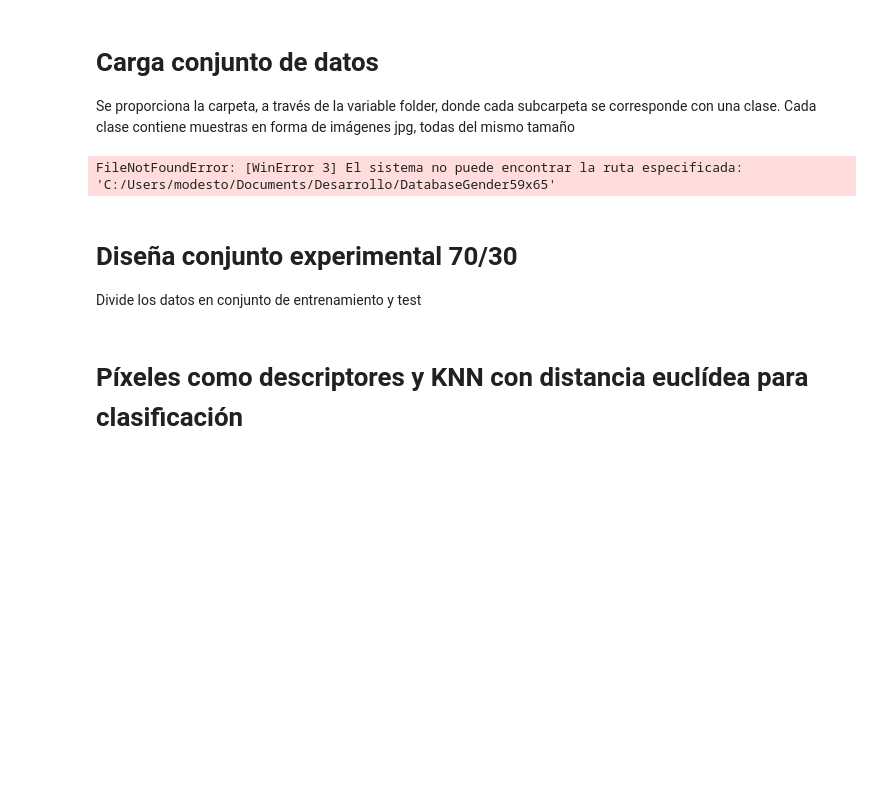
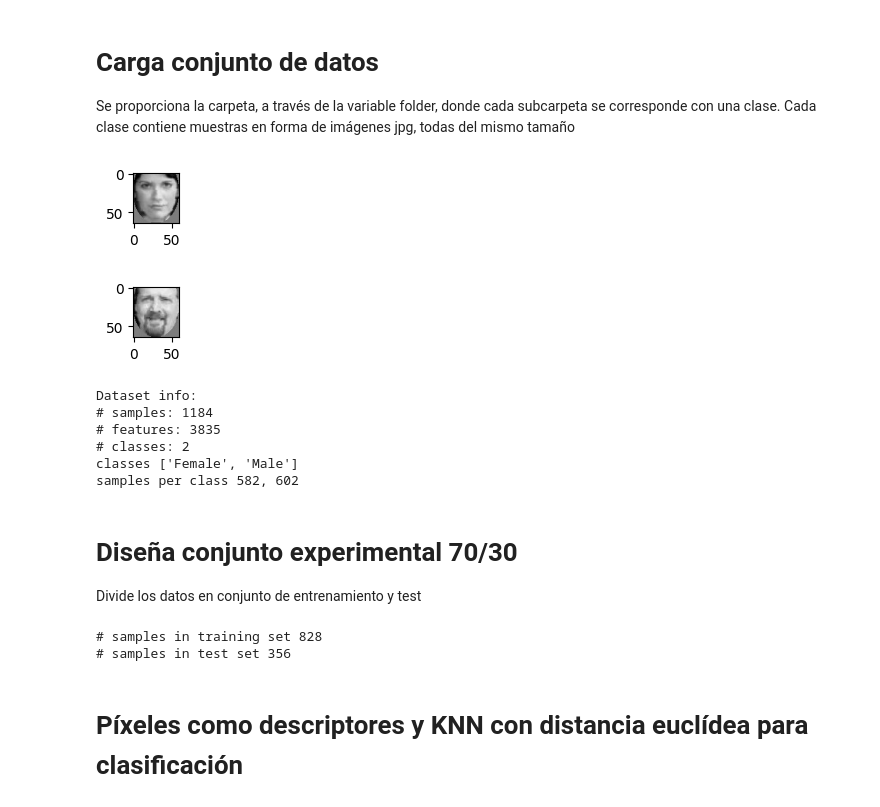
Before and after one commit to lumusa2design/Computer-Visualization, a Jupyter notebook: P5/VC_P5_eigenfaces.ipynb, the cells around one changed output. Cells and saved outputs as stored; diff of their text form; code cells hidden in the pictures; blank space fills up the shorter version.

```diff
--- a/P5/VC_P5_eigenfaces.ipynb
+++ b/P5/VC_P5_eigenfaces.ipynb
@@ -22,7 +22,7 @@ from sklearn.preprocessing import MinMaxScaler
 Se proporciona la carpeta, a través de la variable folder, donde cada subcarpeta se corresponde con una clase. Cada clase contiene muestras en forma de imágenes jpg, todas del mismo tamaño
 # %%
 #MODIFICAR INDICANDO RUTA EN TU EQUIPO TRAS DESCAGAR DATOS DEL CAMPUS. EVITAR TILDES
-folder = "C:/Users/modesto/Documents/Desarrollo/DatabaseGender59x65" #RUTA EJEMPLO, MODIFICAR
+folder = "C:/Users/luisp/Desktop/VC/DatabaseGender59x65" #RUTA EJEMPLO, MODIFICAR
 
 # Contador de número de clases del conjunto
 nclasses = 0
@@ -71,34 +71,41 @@ for class_name in os.listdir(folder):
                 plt.figure(figsize=figsize)
                 plt.imshow(gray, cmap='gray', vmin=0, vmax=255)
                 plt.show()
 
             #Incrementa el número de muestras
             nsamples += 1
     nperclass.append(nsamples)
     classlabels.append(class_name)
 
 #Convierte a numpy array X e Y
 X = np.array(X,dtype='float32')
 Y = np.array(Y,dtype='float64')
 
 # Muestra datos del conjunto leído
 # Depuración
 #print(X.shape)
 #print(Y.shape)
 # Obtiene número de muestras y características
 n_samples , n_features = X.shape
 # Obtiene nombres de las clases
 class_names = np.array(classlabels)
 n_classes = class_names.shape[0]
 
 print("Dataset info:")
 print("# samples: %d" % n_samples)
 print("# features: %d" % n_features)
 print("# classes: %d" % n_classes)
 print("classes %s" % classlabels)
 print("samples per class %s" % str(nperclass)[1:-1] )
 # %% [output]
+[figure, added]
+[figure, added]
-FileNotFoundError: [WinError 3] El sistema no puede encontrar la ruta especificada: 'C:/Users/modesto/Documents/Desarrollo/DatabaseGender59x65'
+Dataset info:
+# samples: 1184
+# features: 3835
+# classes: 2
+classes ['Female', 'Male']
+samples per class 582, 602
 # %% [markdown]
 # Diseña conjunto experimental 70/30
 
@@ -110,6 +117,9 @@ X_train, X_test, y_train, y_test = train_test_split(
 
 print("# samples in training set %d" % X_train.shape[0])
 print("# samples in test set %d" % X_test.shape[0])
+# %% [output]
+# samples in training set 828
+# samples in test set 356
 # %% [markdown]
 # Píxeles como descriptores y KNN con distancia euclídea para clasificación
 # %%
```
Also changed, not shown: parts of 7 cells of this notebook, 2 other files.
